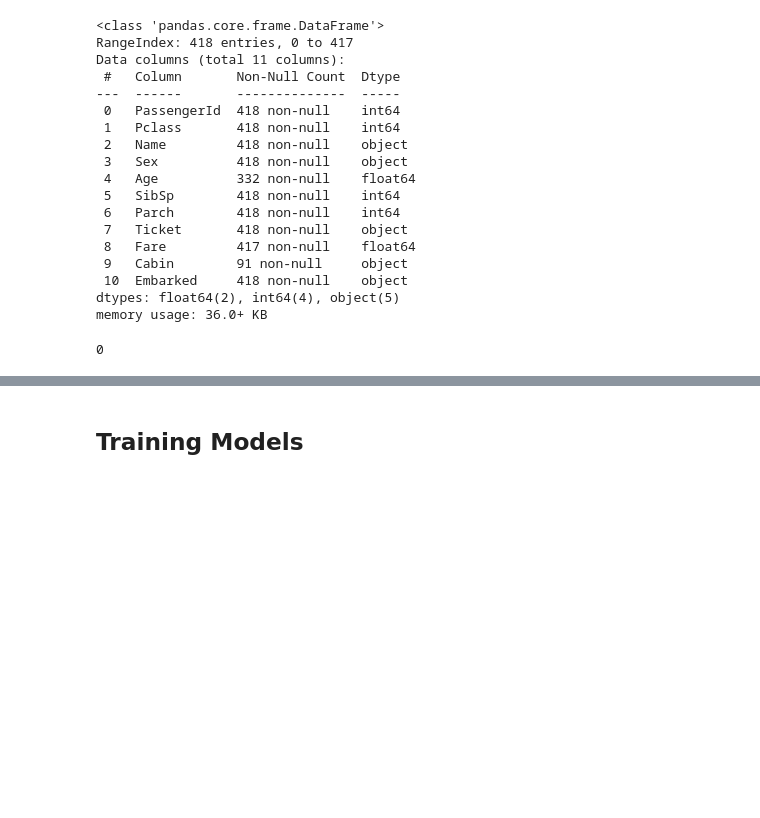
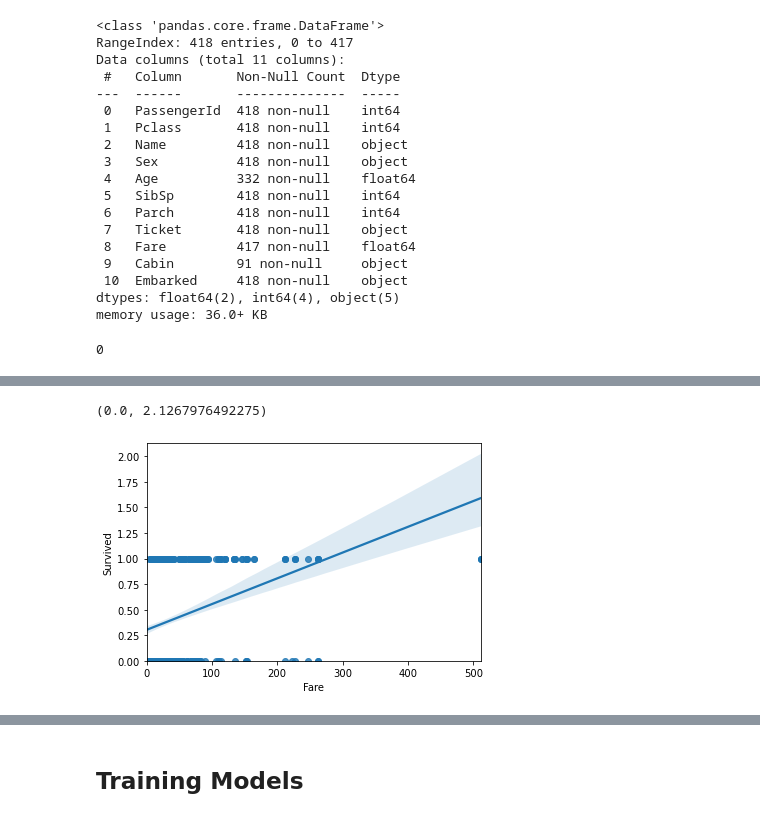
Before and after one commit to danielaaz04/titanic, a Jupyter notebook: Titanic Notebook.ipynb, the cells around one changed output, grey strips where cells are left out. Cells and saved outputs as stored; diff of their text form; code cells hidden in the pictures; blank space fills up the shorter version.

```diff
--- a/Titanic Notebook.ipynb
+++ b/Titanic Notebook.ipynb
@@ -203,0 +141,7 @@ features_df = get_df(train_df_tr, features)
+# %%
+#View if there is a linear relation between continuous numerical variable Fare & target variable Survived.
+sns.regplot(x = "Fare", y = "Survived", data = train_df)
+plt.ylim(0,)
+# %% [output]
+(0.0, 2.1267976492275)
+[figure, added]
```
Also changed, not shown: parts of 74 cells of this notebook.
